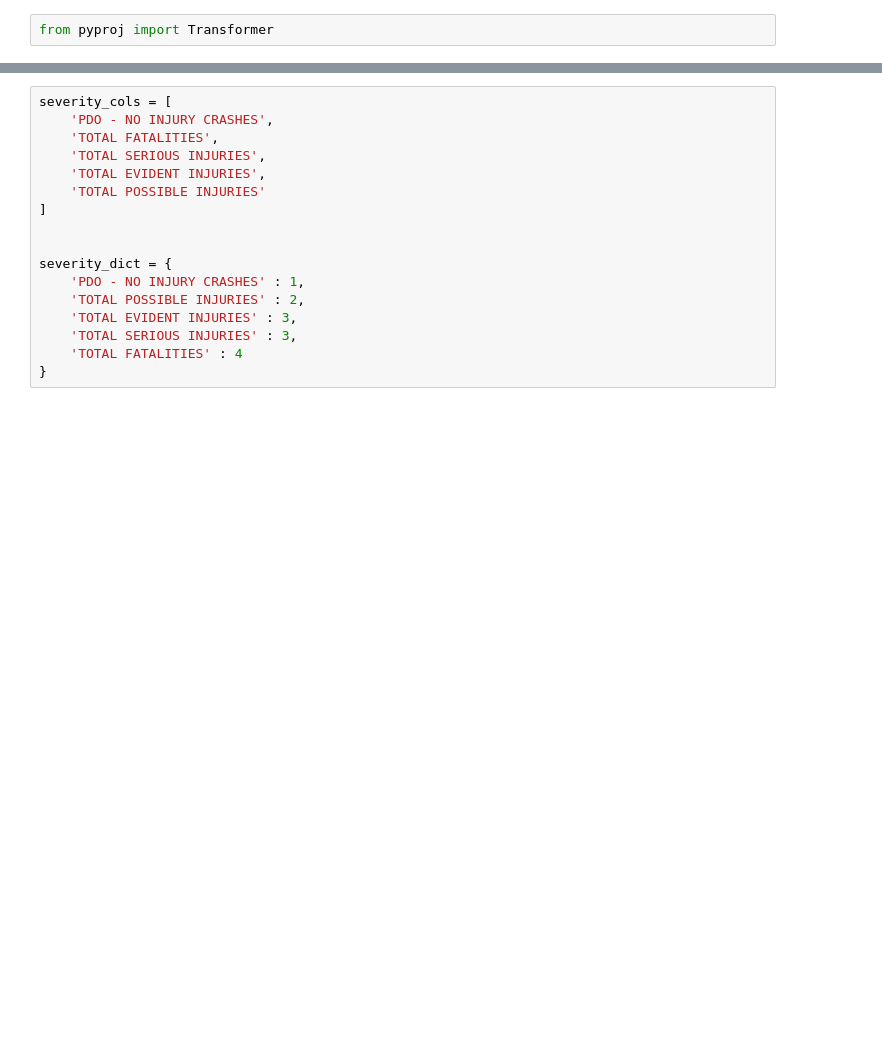
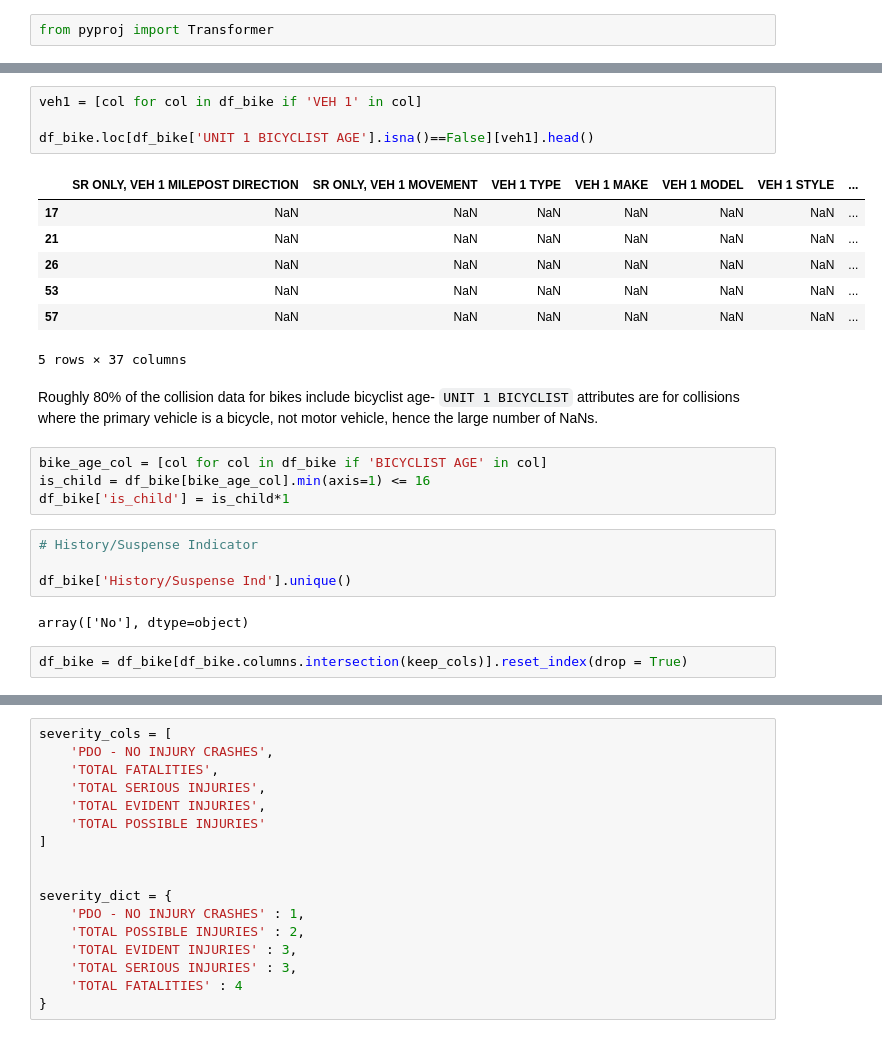
Before and after one commit to emi90/bike-index, a Jupyter notebook: Crash-Data-Prep.ipynb, the cells around one changed output, grey strips where cells are left out. Cells and saved outputs as stored; diff of their text form; blank space fills up the shorter version.

```diff
--- a/Crash-Data-Prep.ipynb
+++ b/Crash-Data-Prep.ipynb
@@ -163,0 +269,26 @@ df_bike['is_hit_run'] = [1 if hitrun == 'Yes' else 0 for hitrun in df_bike['HIT
+# %%
+veh1 = [col for col in df_bike if 'VEH 1' in col]
+
+df_bike.loc[df_bike['UNIT 1 BICYCLIST AGE'].isna()==False][veh1].head()
+# %% [output]
+|  | SR ONLY, VEH 1 MILEPOST DIRECTION | SR ONLY, VEH 1 MOVEMENT | VEH 1 TYPE | VEH 1 MAKE | VEH 1 MODEL | VEH 1 STYLE | ... |
+| 17 | NaN | NaN | NaN | NaN | NaN | NaN | ... |
+| 21 | NaN | NaN | NaN | NaN | NaN | NaN | ... |
+| 26 | NaN | NaN | NaN | NaN | NaN | NaN | ... |
+| 53 | NaN | NaN | NaN | NaN | NaN | NaN | ... |
+| 57 | NaN | NaN | NaN | NaN | NaN | NaN | ... |
+5 rows × 37 columns
+# %% [markdown]
+Roughly 80% of the collision data for bikes include bicyclist age- `UNIT 1 BICYCLIST` attributes are for collisions where the primary vehicle is a bicycle, not motor vehicle, hence the large number of NaNs.
+# %%
+bike_age_col = [col for col in df_bike if 'BICYCLIST AGE' in col]
+is_child = df_bike[bike_age_col].min(axis=1) <= 16
+df_bike['is_child'] = is_child*1
+# %%
+# History/Suspense Indicator
+
+df_bike['History/Suspense Ind'].unique()
+# %% [output]
+array(['No'], dtype=object)
+# %%
+df_bike = df_bike[df_bike.columns.intersection(keep_cols)].reset_index(drop = True)
```
Also changed, not shown: parts of 36 cells of this notebook.
